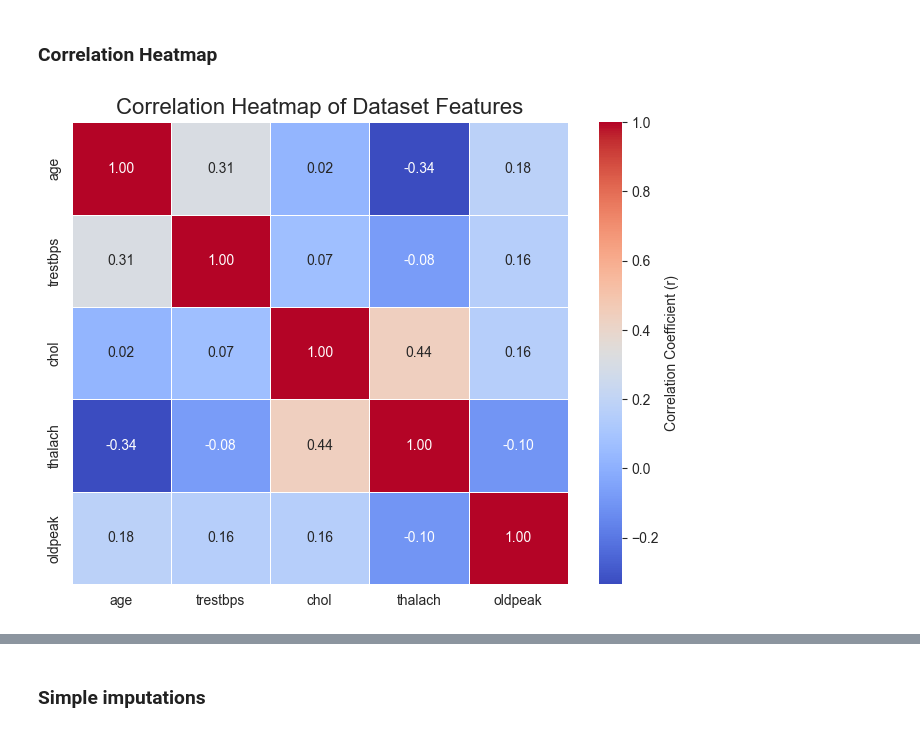
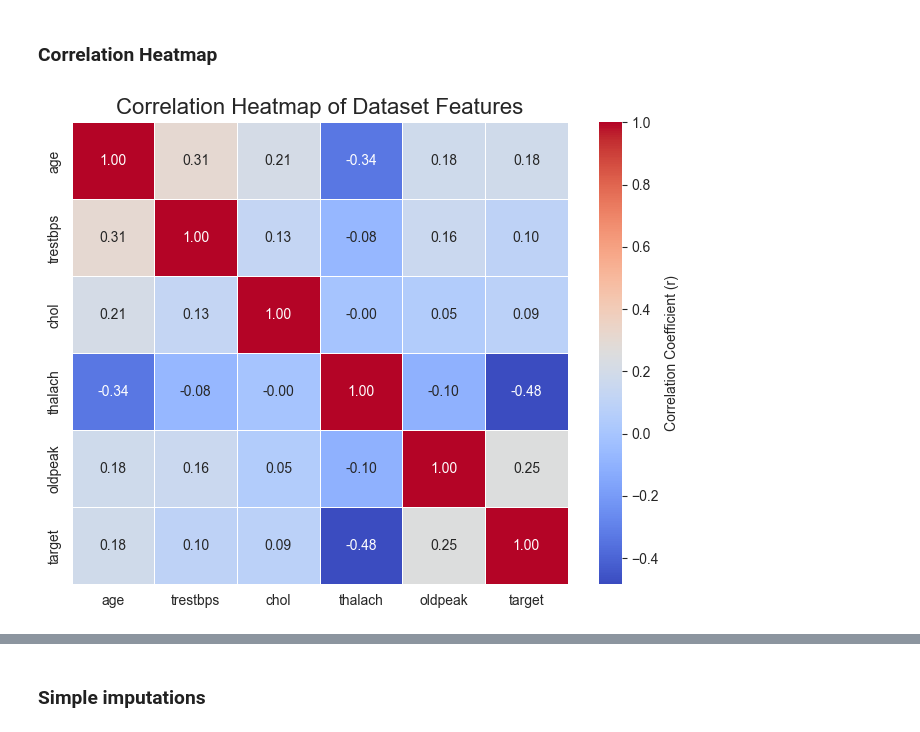
Before and after one commit to dennisous/cmse830_fds, a Jupyter notebook: heart_disease_analysis.ipynb, the cells around one changed output, grey strips where cells are left out. Saved outputs shown, nothing was run; the diff lists cells and outputs as text; code cells hidden in the pictures.

```diff
--- a/heart_disease_analysis.ipynb
+++ b/heart_disease_analysis.ipynb
@@ -56,7 +54,7 @@ Dimensions of the y matrix: (303, 1)
 df1 = pd.concat([X, y], axis = 1)
 # %%
 # read in Switzerland patient database
-df2 = pd.read_csv("switzerland_dataset.csv")
+df2 = pd.read_csv("data/switzerland_dataset.csv")
 # %%
 df2.head()
 # %% [output]
@@ -482,6 +543,7 @@ Text(70.72222222222221, 0.5, 'Row index')
 # %%
 # Since the 4 main variables with a majority of the missing values are likely missing not at random, I want to create an indicator where 1 denotes the value for that column
 # is missing and 0 otherwise
+df["chol_missing"] = df["chol"].isna().astype(int)
 
 df["ca_missing"] = df["ca"].isna().astype(int)
 
@@ -524,18 +555,18 @@ sns.pairplot(data = df[numerical_features + ["target"]],
 # %% [markdown]
 ### Correlation Heatmap
 # %%
-corr_matrix_subset = df[numerical_features].corr()
+original_corr_num = df[numeric_cols + ["target"]].corr()
 
 sns.heatmap(
-    corr_matrix_subset,
+    original_corr_num,
     annot=True,
     cmap='coolwarm',
     fmt='.2f',
     linewidths=.5,
     cbar_kws={'label': 'Correlation Coefficient (r)'}
 )
 
 plt.title('Correlation Heatmap of Dataset Features', fontsize=16)
 plt.show()
 # %% [output]
-[figure, old version]
+[figure, new version]
```
Also changed, not shown: parts of 40 cells of this notebook, 1 other file.
